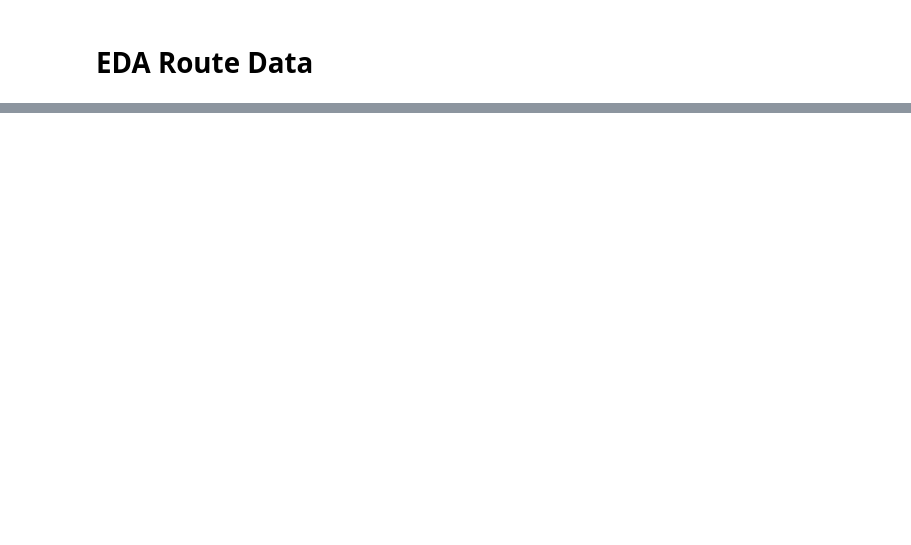
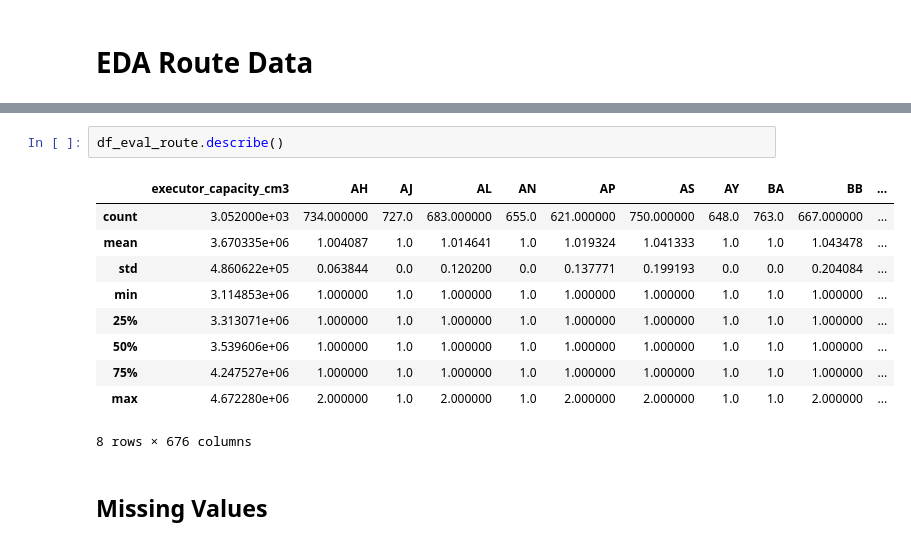
Before and after one commit to pmoros/data-mining-2023-II, a Jupyter notebook: eda/eda_route_data.ipynb, the cells around one changed output, grey strips where cells are left out. Drawn from its saved outputs; the diff is of its cells as text; blank space fills up the shorter version.

```diff
--- a/eda/eda_route_data.ipynb
+++ b/eda/eda_route_data.ipynb
@@ -21,0 +37,15 @@ df
+# %%
+df_eval_route.describe()
+# %% [output]
+|  | executor_capacity_cm3 | AH | AJ | AL | AN | AP | AS | AY | BA | BB | ... |
+| count | 3.052000e+03 | 734.000000 | 727.0 | 683.000000 | 655.0 | 621.000000 | 750.000000 | 648.0 | 763.0 | 667.000000 | ... |
+| mean | 3.670335e+06 | 1.004087 | 1.0 | 1.014641 | 1.0 | 1.019324 | 1.041333 | 1.0 | 1.0 | 1.043478 | ... |
+| std | 4.860622e+05 | 0.063844 | 0.0 | 0.120200 | 0.0 | 0.137771 | 0.199193 | 0.0 | 0.0 | 0.204084 | ... |
+| min | 3.114853e+06 | 1.000000 | 1.0 | 1.000000 | 1.0 | 1.000000 | 1.000000 | 1.0 | 1.0 | 1.000000 | ... |
+| 25% | 3.313071e+06 | 1.000000 | 1.0 | 1.000000 | 1.0 | 1.000000 | 1.000000 | 1.0 | 1.0 | 1.000000 | ... |
+| 50% | 3.539606e+06 | 1.000000 | 1.0 | 1.000000 | 1.0 | 1.000000 | 1.000000 | 1.0 | 1.0 | 1.000000 | ... |
+| 75% | 4.247527e+06 | 1.000000 | 1.0 | 1.000000 | 1.0 | 1.000000 | 1.000000 | 1.0 | 1.0 | 1.000000 | ... |
+| max | 4.672280e+06 | 2.000000 | 1.0 | 2.000000 | 1.0 | 2.000000 | 2.000000 | 1.0 | 1.0 | 2.000000 | ... |
+8 rows × 676 columns
+# %% [markdown]
+## Missing Values
```
Also changed, not shown: parts of 13 cells of this notebook.
